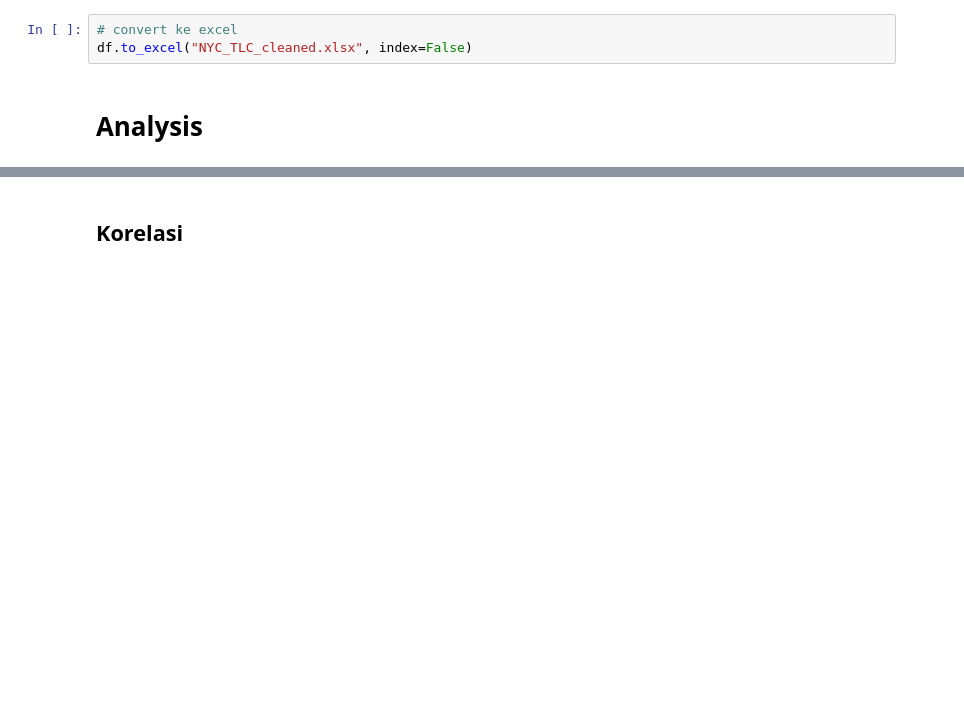
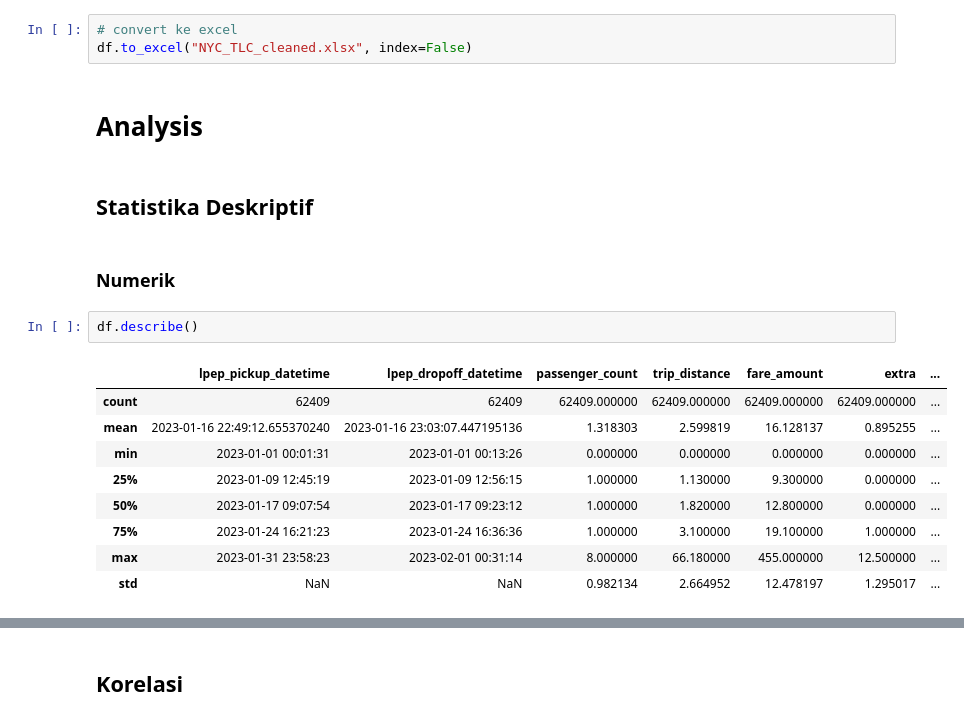
Before and after one commit to alfcvean/NYC-TLC-Trip-Analysis, a Jupyter notebook: NYC_TLC_Trip_Analysis.ipynb, the cells around one changed output, grey strips where cells are left out. Saved outputs shown, nothing was run; the diff lists cells and outputs as text; blank space fills up the shorter version.

```diff
--- a/NYC_TLC_Trip_Analysis.ipynb
+++ b/NYC_TLC_Trip_Analysis.ipynb
@@ -890,3 +892,19 @@ Data telah dibersihkan dan siap dianalisis.
 df.to_excel("NYC_TLC_cleaned.xlsx", index=False)
 # %% [markdown]
 # Analysis
+# %% [markdown]
+## Statistika Deskriptif
+# %% [markdown]
+### Numerik
+# %%
+df.describe()
+# %% [output]
+|  | lpep_pickup_datetime | lpep_dropoff_datetime | passenger_count | trip_distance | fare_amount | extra | ... |
+| count | 62409 | 62409 | 62409.000000 | 62409.000000 | 62409.000000 | 62409.000000 | ... |
+| mean | 2023-01-16 22:49:12.655370240 | 2023-01-16 23:03:07.447195136 | 1.318303 | 2.599819 | 16.128137 | 0.895255 | ... |
+| min | 2023-01-01 00:01:31 | 2023-01-01 00:13:26 | 0.000000 | 0.000000 | 0.000000 | 0.000000 | ... |
+| 25% | 2023-01-09 12:45:19 | 2023-01-09 12:56:15 | 1.000000 | 1.130000 | 9.300000 | 0.000000 | ... |
+| 50% | 2023-01-17 09:07:54 | 2023-01-17 09:23:12 | 1.000000 | 1.820000 | 12.800000 | 0.000000 | ... |
+| 75% | 2023-01-24 16:21:23 | 2023-01-24 16:36:36 | 1.000000 | 3.100000 | 19.100000 | 1.000000 | ... |
+| max | 2023-01-31 23:58:23 | 2023-02-01 00:31:14 | 8.000000 | 66.180000 | 455.000000 | 12.500000 | ... |
+| std | NaN | NaN | 0.982134 | 2.664952 | 12.478197 | 1.295017 | ... |
```
Also changed, not shown: parts of 41 cells of this notebook.
